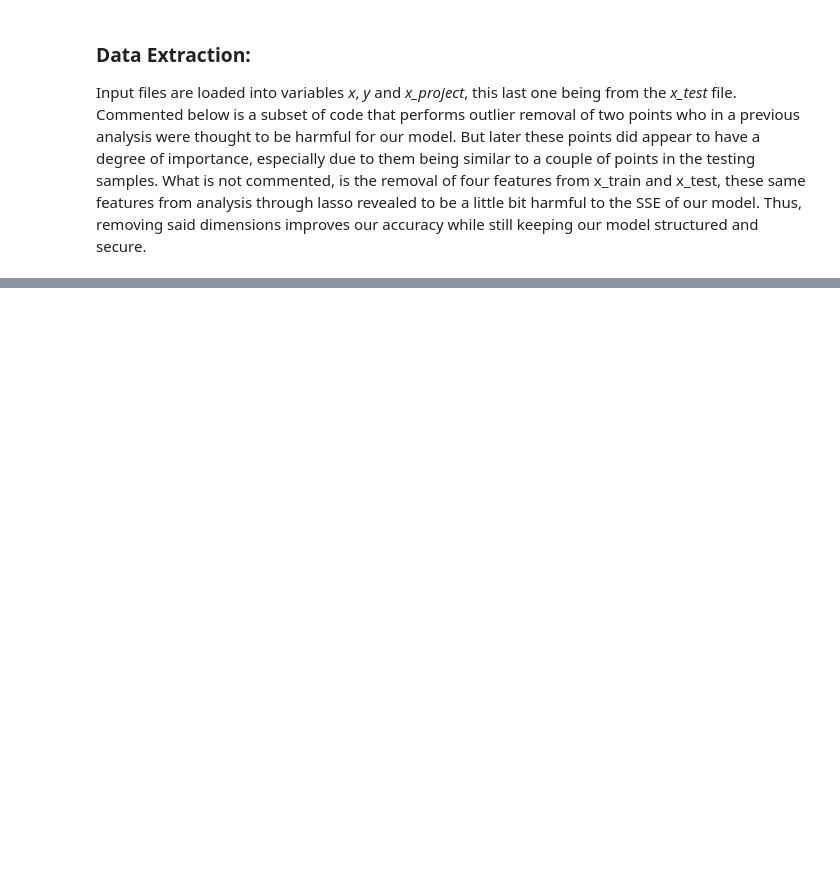
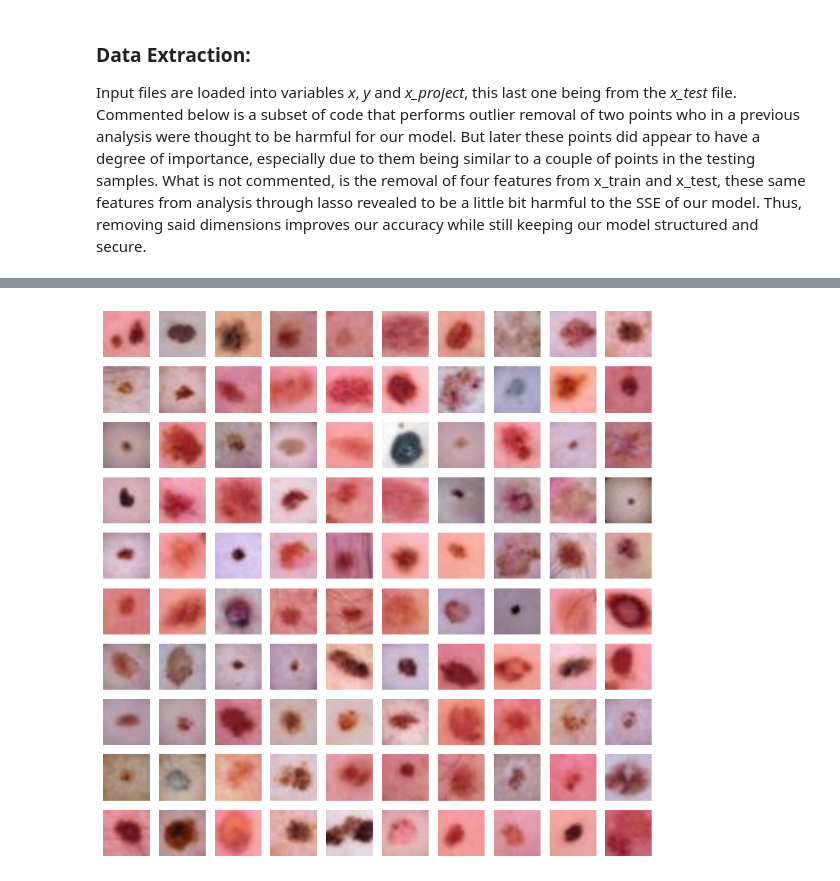
Before and after one commit to FilipeJInacio/ML, a Jupyter notebook: task3/task3.ipynb, the cells around one changed output, grey strips where cells are left out. Cells and saved outputs as stored; diff of their text form; code cells hidden in the pictures; blank space fills up the shorter version.

```diff
--- a/task3/task3.ipynb
+++ b/task3/task3.ipynb
@@ -74,0 +428,9 @@ ValueError: in user code:
+# %%
+X_train_tl = tf.image.resize(X_train_balanced, (150,150))
+
+plt.figure(figsize=(10, 10))
+for i in range(100):
+    ax = plt.subplot(10, 10, i + 1)
+    plt.imshow(X_train_tl[i])
+    plt.axis("off")
+# %% [output]
@@ -74,0 +438 @@ ValueError: in user code:
+[figure, added]
```
Also changed, not shown: parts of 15 cells of this notebook, 2 other files.
